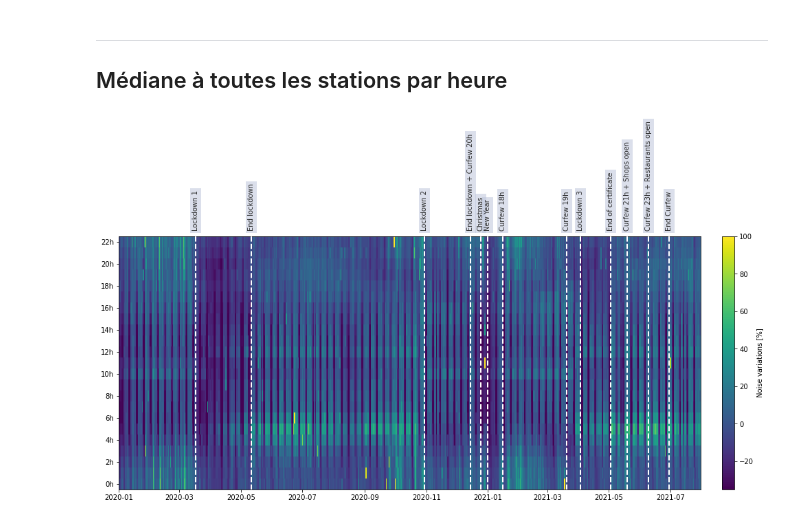
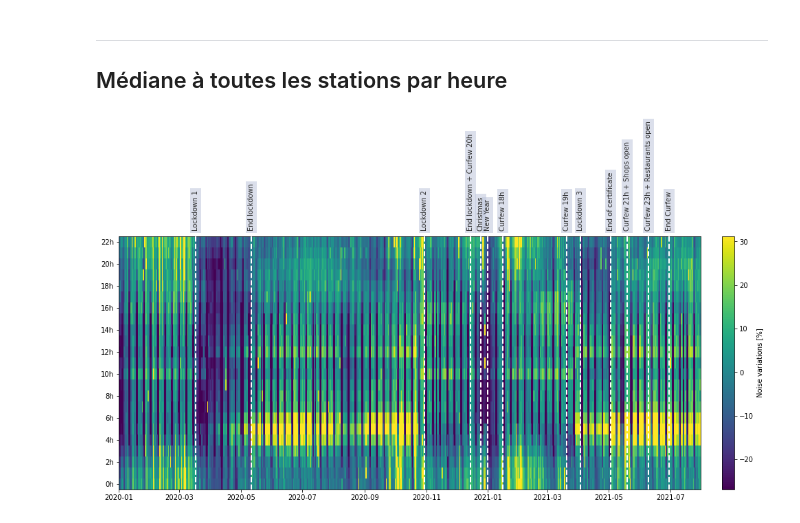
Before and after one commit to FlavienMattern/seismic-noise, a Jupyter notebook: fr_noise_overview.ipynb, the cells around one changed output. Cells and saved outputs as stored; diff of their text form; code cells hidden in the pictures.

Commit message:
Corrections heures locales (toujours bug)

```diff
--- a/fr_noise_overview.ipynb
+++ b/fr_noise_overview.ipynb
@@ -96,17 +96,18 @@ for j, st_str in tqdm.tqdm(enumerate(list_stations)):
         continue
 
     ### Conversion des index en temps local
-    UTC = [UTCDateTime(d) for d in dRMS.index]
-    local = UTCToLocal(UTC)
-    local = [pd.to_datetime(str(d)) for d in local]  # Un peu long ...
-    local = pd.DatetimeIndex(local)
-    dRMS.index = local.tz_localize(None)
+    # UTC = [UTCDateTime(d) for d in dRMS.index]
+    # local = UTCToLocal(UTC)
+    # local = [pd.to_datetime(str(d)) for d in local]  # Un peu long ...
+    # local = pd.DatetimeIndex(local)
+    # dRMS.index = local.tz_localize(None)
 
     st_list = np.append(st_list, st_str)
 
     ### On garde les données dans la période temporelle qui nous intéresse
     mask_time = (dataframe.index > tStart) & (dataframe.index <= tEnd)
     dRMS = dRMS.loc[mask_time]
+    dRMS = dRMS.copy().tz_localize("UTC").dropna().tz_convert("Europe/Brussels").tz_localize(None).resample("30Min").mean()
 
     ### Récupération du bruit
     dRMS_med = dRMS[freq].between_time("6:00", "16:00").resample("1D").median()
@@ -486,30 +487,30 @@ for k in tqdm.tqdm(range(len(h_list))):
 # %%
 fig, ax = plt.subplots(figsize=(15, 8))
 
 plt.pcolormesh(dates, h_mid, h_matrix)
 
 box_txt = dict(boxstyle="square",
                facecolor='#B7C0D8',
                edgecolor='none',
                alpha=0.5)
 
 for n in range(len(dates_tags)):
     t_search = dates_tags[n]
     desc_search = desc_tags[n]
     t_text = t_search - pd.Timedelta("0 days")
     plt.axvline(t_search, ls="--", lw=2, color="white", zorder=10)   # Confinement 1
     plt.text(t_text, 23.5, desc_search,
             color="#2B2B2B", fontsize="medium", rotation=90,
             ha="center", va="bottom",
             bbox=box_txt)   # Confinement 1
 
 h_label = ["0h","2h","4h","6h","8h","10h","12h","14h","16h","18h","20h","22h"]
 plt.yticks(np.arange(0.5, 24, 2), h_label)
-plt.clim(-35, 100)
+plt.clim(np.quantile(h_matrix, 0.1), np.quantile(h_matrix, 0.97))
 plt.colorbar(orientation="vertical", label='Noise variations [%]', pad=0.03)
 plt.tight_layout()
 folder = "RESULTS/FR/all_stations/{}Hz".format(freq_str)
 if not os.path.exists(folder): os.makedirs(folder)
 plt.savefig("{}/ts_hourvar.png".format(folder), dpi=150)
 # %% [output]
-[figure, old version]
+[figure, new version]
```
Also changed, not shown: parts of 1 cell of this notebook, 1 other file.
